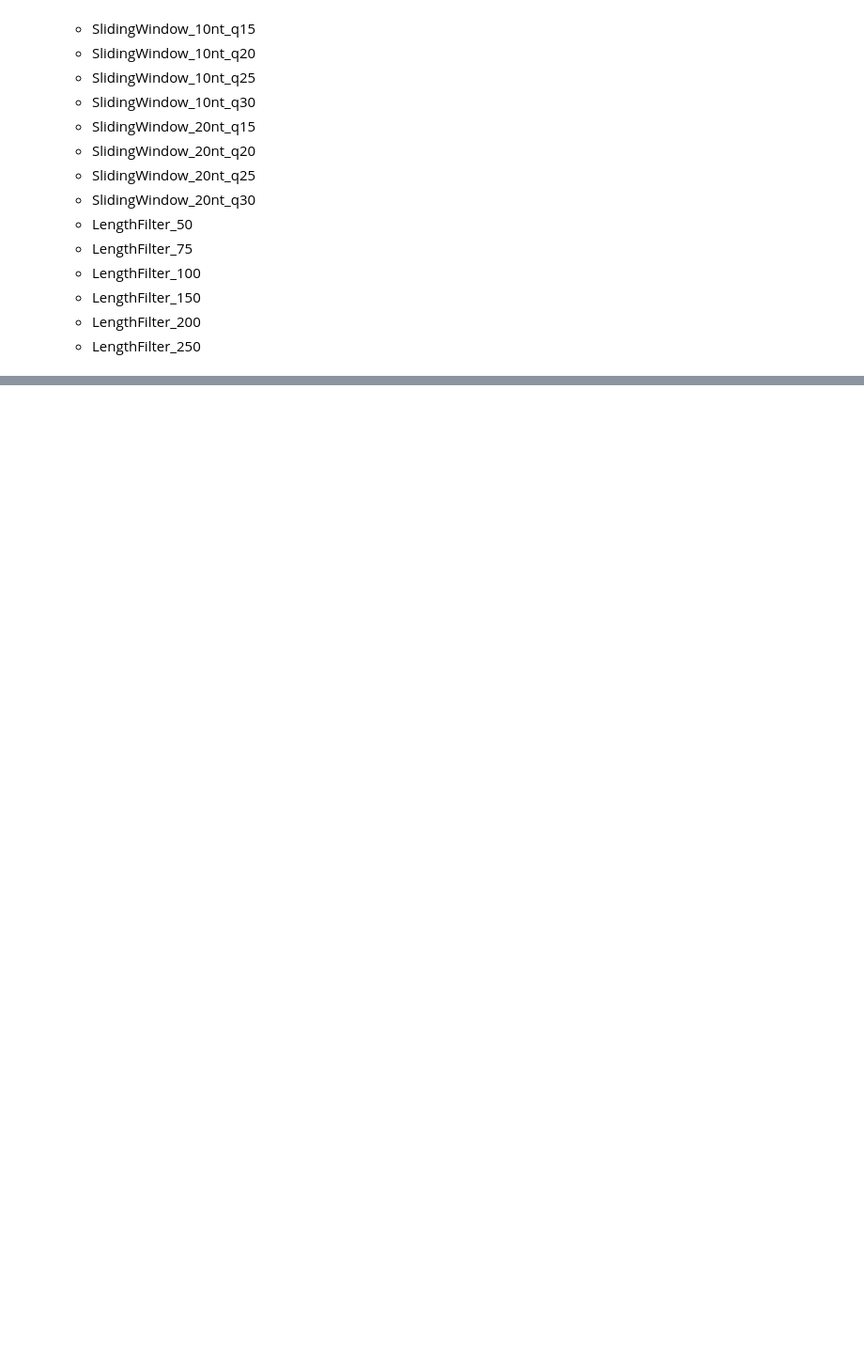
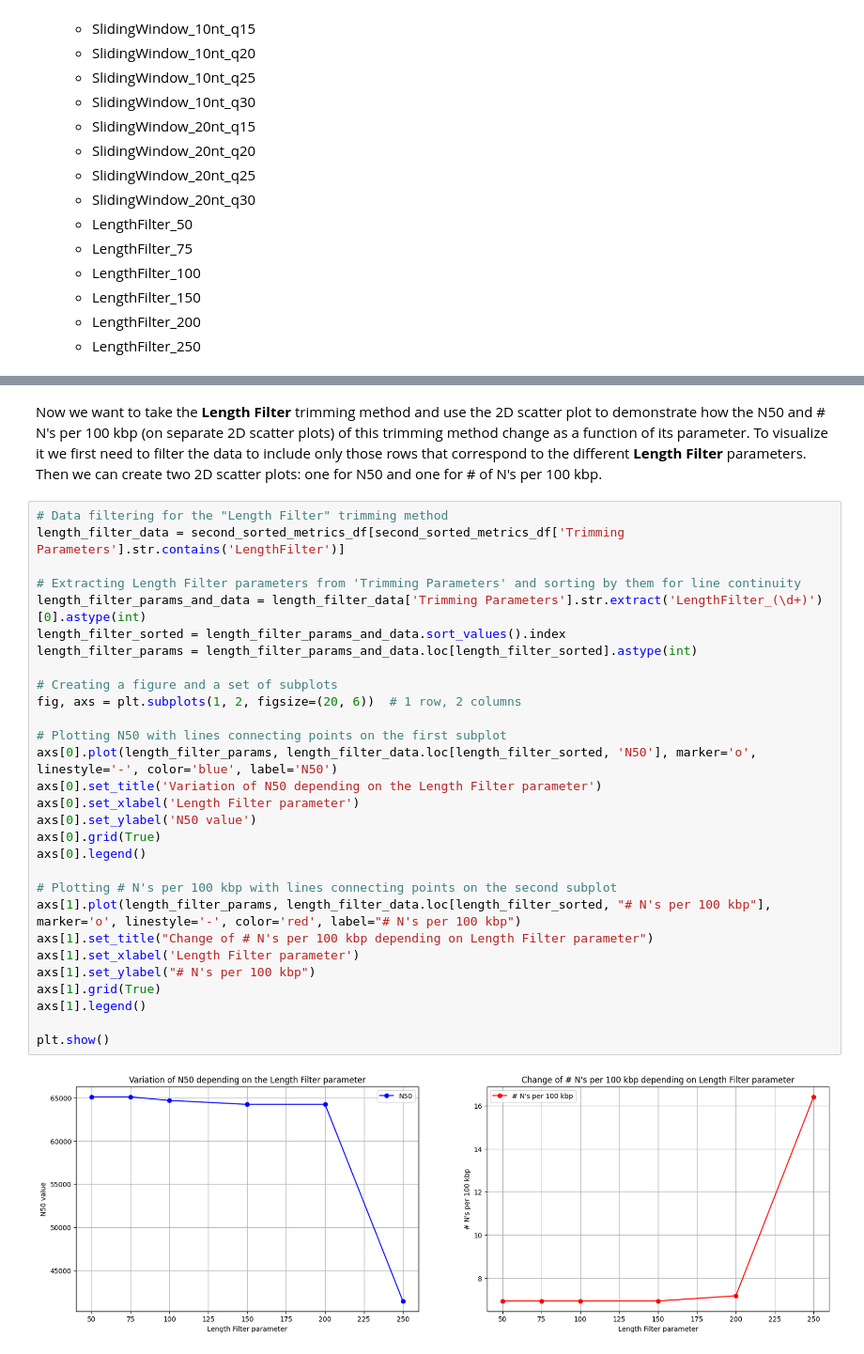
Before and after one commit to helmotw/NGS-pipeline-extension, a Jupyter notebook: MetricsExtractor.ipynb, the cells around one changed output, grey strips where cells are left out. Shown at 94% size. Saved outputs shown, nothing was run; the diff lists cells and outputs as text; blank space fills up the shorter version.

```diff
--- a/MetricsExtractor.ipynb
+++ b/MetricsExtractor.ipynb
@@ -267,0 +386,33 @@ second_sorted_metrics_df
+# %% [markdown]
+Now we want to take the **Length Filter** trimming method and use the 2D scatter plot to demonstrate how the N50 and # N's per 100 kbp (on separate 2D scatter plots) of this trimming method change as a function of its parameter. To visualize it we first need to filter the data to include only those rows that correspond to the different **Length Filter** parameters. Then we can create two 2D scatter plots: one for N50 and one for # of N's per 100 kbp.
+# %%
+# Data filtering for the "Length Filter" trimming method
+length_filter_data = second_sorted_metrics_df[second_sorted_metrics_df['Trimming Parameters'].str.contains('LengthFilter')]
+
+# Extracting Length Filter parameters from 'Trimming Parameters' and sorting by them for line continuity
+length_filter_params_and_data = length_filter_data['Trimming Parameters'].str.extract('LengthFilter_(\d+)')[0].astype(int)
+length_filter_sorted = length_filter_params_and_data.sort_values().index
+length_filter_params = length_filter_params_and_data.loc[length_filter_sorted].astype(int)
+
+# Creating a figure and a set of subplots
+fig, axs = plt.subplots(1, 2, figsize=(20, 6))  # 1 row, 2 columns
+
+# Plotting N50 with lines connecting points on the first subplot
+axs[0].plot(length_filter_params, length_filter_data.loc[length_filter_sorted, 'N50'], marker='o', linestyle='-', color='blue', label='N50')
+axs[0].set_title('Variation of N50 depending on the Length Filter parameter')
+axs[0].set_xlabel('Length Filter parameter')
+axs[0].set_ylabel('N50 value')
+axs[0].grid(True)
+axs[0].legend()
+
+# Plotting # N's per 100 kbp with lines connecting points on the second subplot
+axs[1].plot(length_filter_params, length_filter_data.loc[length_filter_sorted, "# N's per 100 kbp"], marker='o', linestyle='-', color='red', label="# N's per 100 kbp")
+axs[1].set_title("Change of # N's per 100 kbp depending on Length Filter parameter")
+axs[1].set_xlabel('Length Filter parameter')
+axs[1].set_ylabel("# N's per 100 kbp")
+axs[1].grid(True)
+axs[1].legend()
+
+plt.show()
+# %% [output]
+[figure, added]
```
Also changed, not shown: parts of 13 cells of this notebook, 4 other files.
